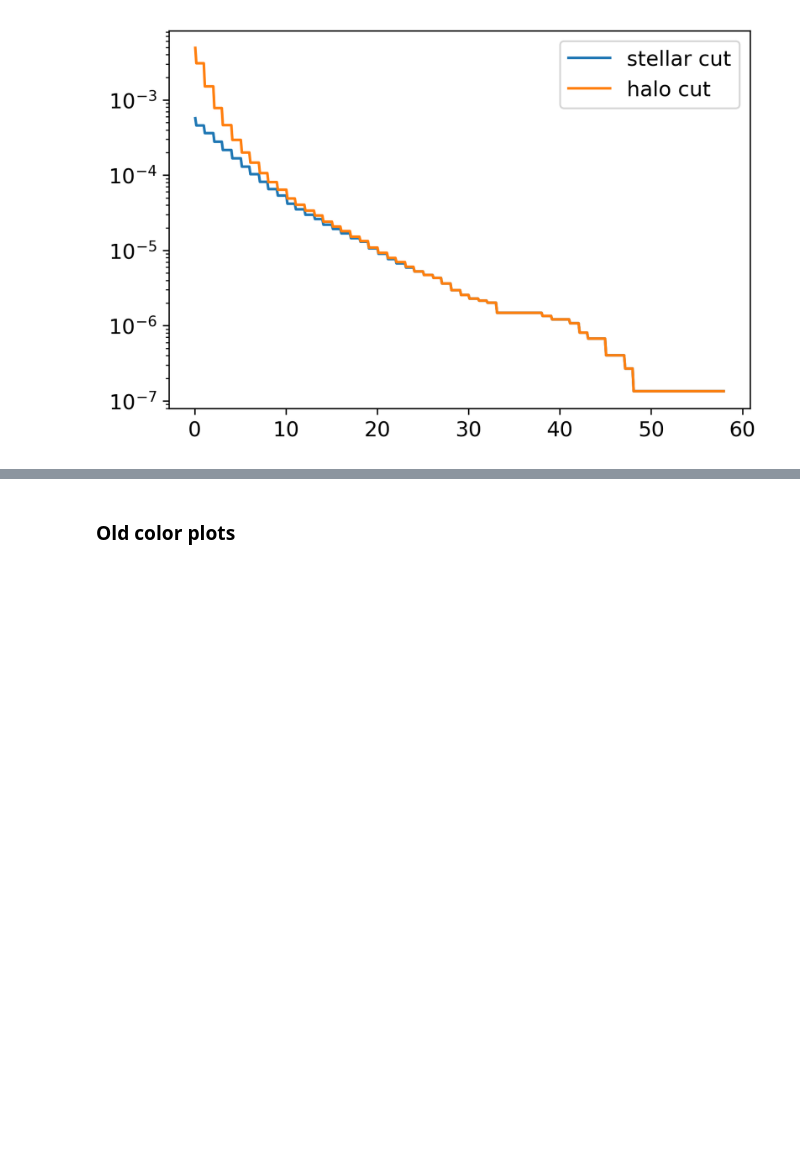
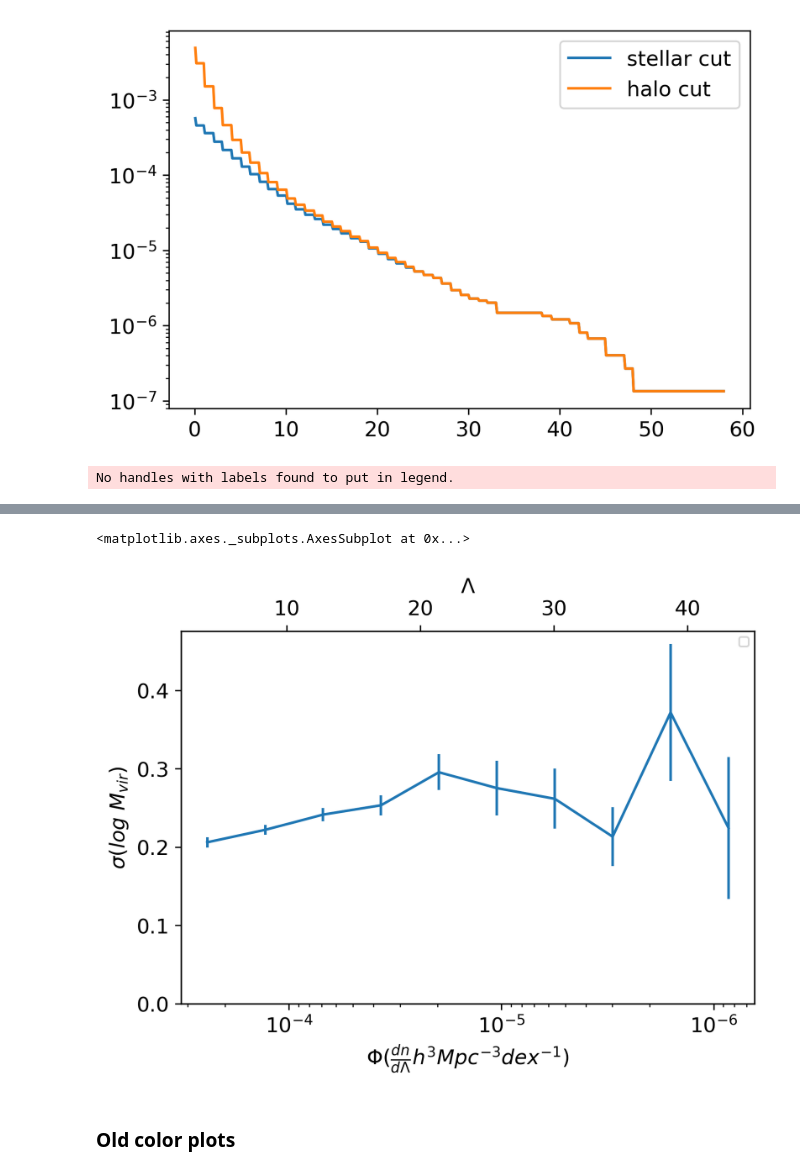
Before and after one commit to dr-guangtou/asap, a Jupyter notebook: cb/main.ipynb, the cells around one changed output, grey strips where cells are left out. Saved outputs shown, nothing was run; the diff lists cells and outputs as text; code cells hidden in the pictures; blank space fills up the shorter version.

Commit message:
complete richness

```diff
--- a/cb/main.ipynb
+++ b/cb/main.ipynb
@@ -193,3 +193,7 @@ ax.legend()
 # %% [output]
 <matplotlib.legend.Legend at 0x...>
 [figure]
+# %%
+p.scatter.in_hm_at_fixed_richness_number_density(data_stellar_cut)
+# %% [output]
+No handles with labels found to put in legend.
@@ -196,3 +201,5 @@ ax.legend()
+<matplotlib.axes._subplots.AxesSubplot at 0x...>
+[figure, added]
 # %% [markdown]
 ### Old color plots
 # %%
```
Also changed, not shown: parts of 1 cell of this notebook, 2 other files.
